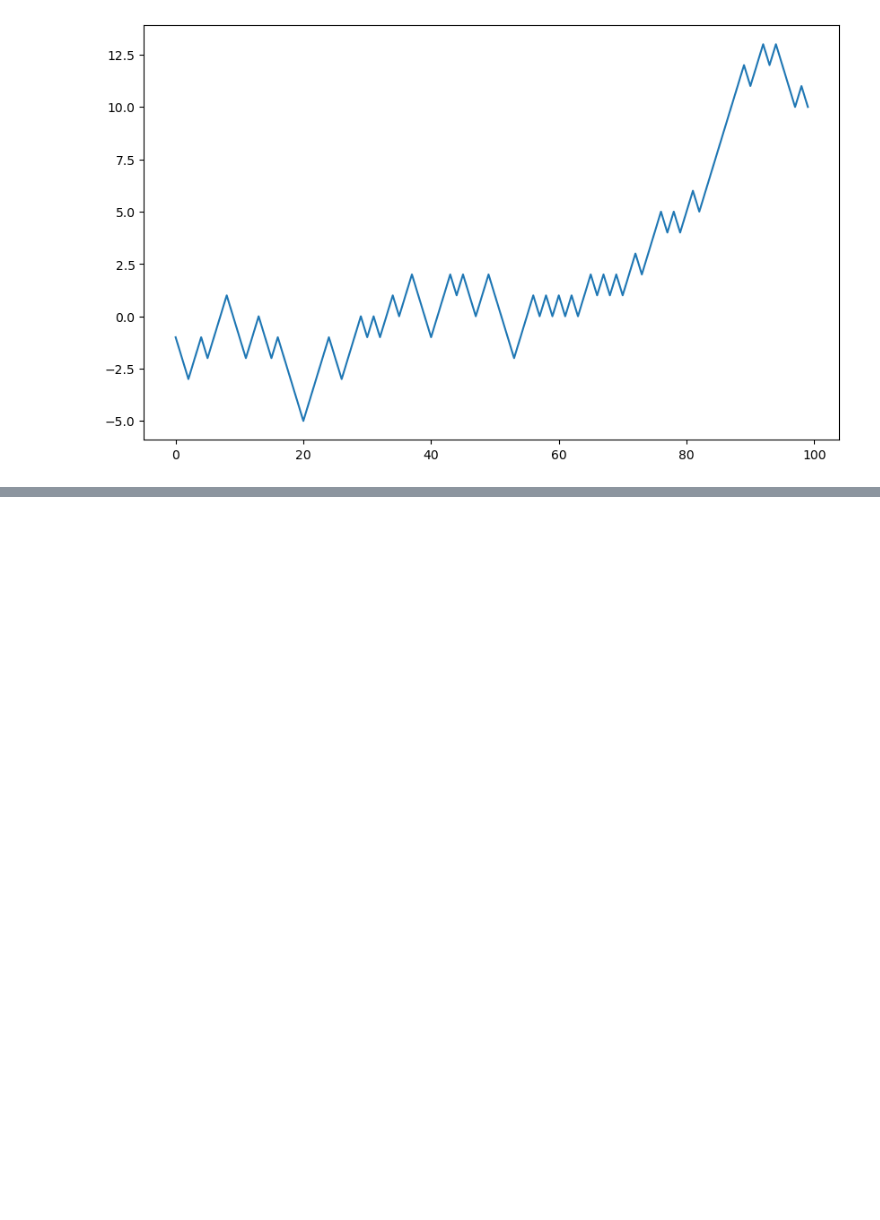
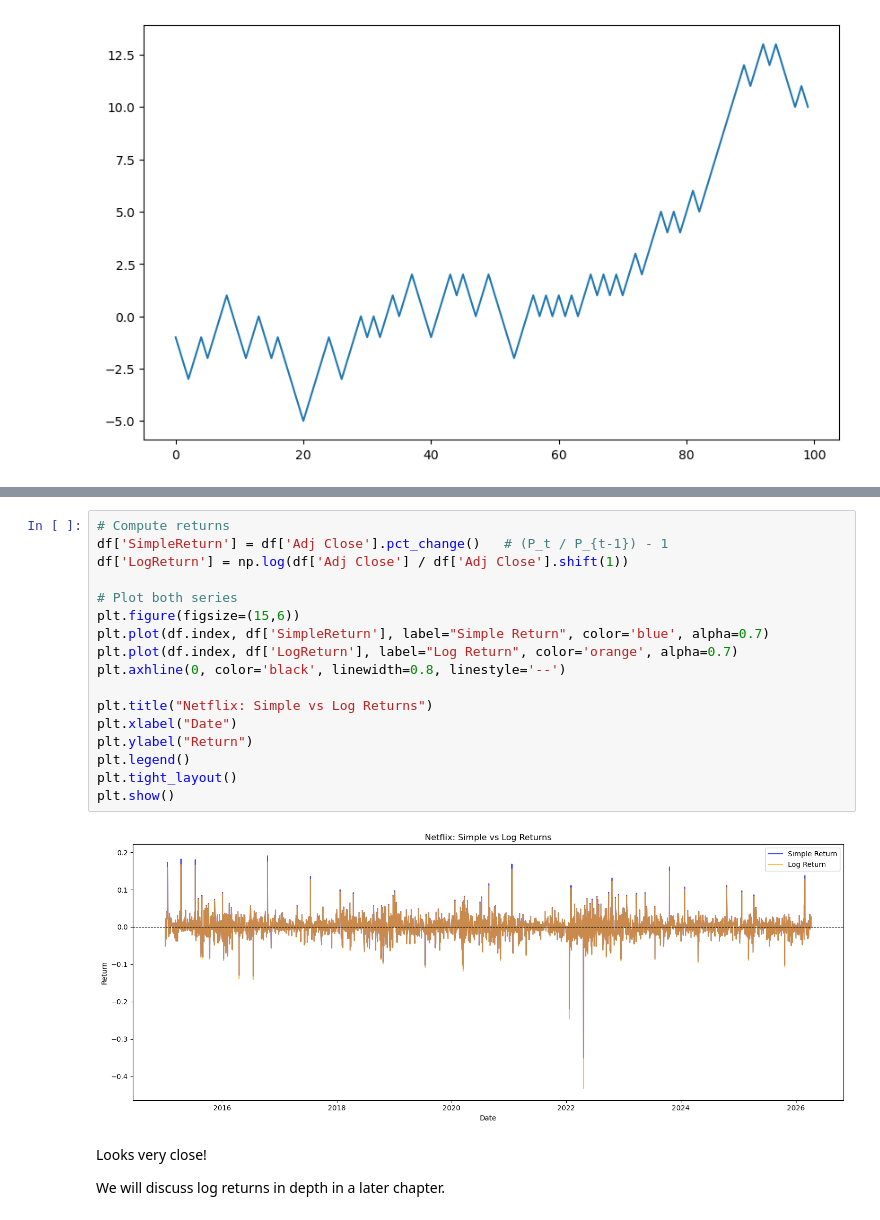
Before and after one commit to YongY-Github/TS, a Jupyter notebook: basics.ipynb, the cells around one changed output, grey strips where cells are left out. Drawn from its saved outputs; the diff is of its cells as text; blank space fills up the shorter version.

```diff
--- a/basics.ipynb
+++ b/basics.ipynb
@@ -43,0 +154,23 @@ There are many good reasons to take logs in finance. Here are a few:
+# %%
+# Compute returns
+df['SimpleReturn'] = df['Adj Close'].pct_change()   # (P_t / P_{t-1}) - 1
+df['LogReturn'] = np.log(df['Adj Close'] / df['Adj Close'].shift(1))
+
+# Plot both series
+plt.figure(figsize=(15,6))
+plt.plot(df.index, df['SimpleReturn'], label="Simple Return", color='blue', alpha=0.7)
+plt.plot(df.index, df['LogReturn'], label="Log Return", color='orange', alpha=0.7)
+plt.axhline(0, color='black', linewidth=0.8, linestyle='--')
+
+plt.title("Netflix: Simple vs Log Returns")
+plt.xlabel("Date")
+plt.ylabel("Return")
+plt.legend()
+plt.tight_layout()
+plt.show()
+# %% [output]
+[figure, added]
+# %% [markdown]
+Looks very close!
+
+We will discuss log returns in depth in a later chapter.
```
Also changed, not shown: parts of 16 cells of this notebook, 3 other files.
